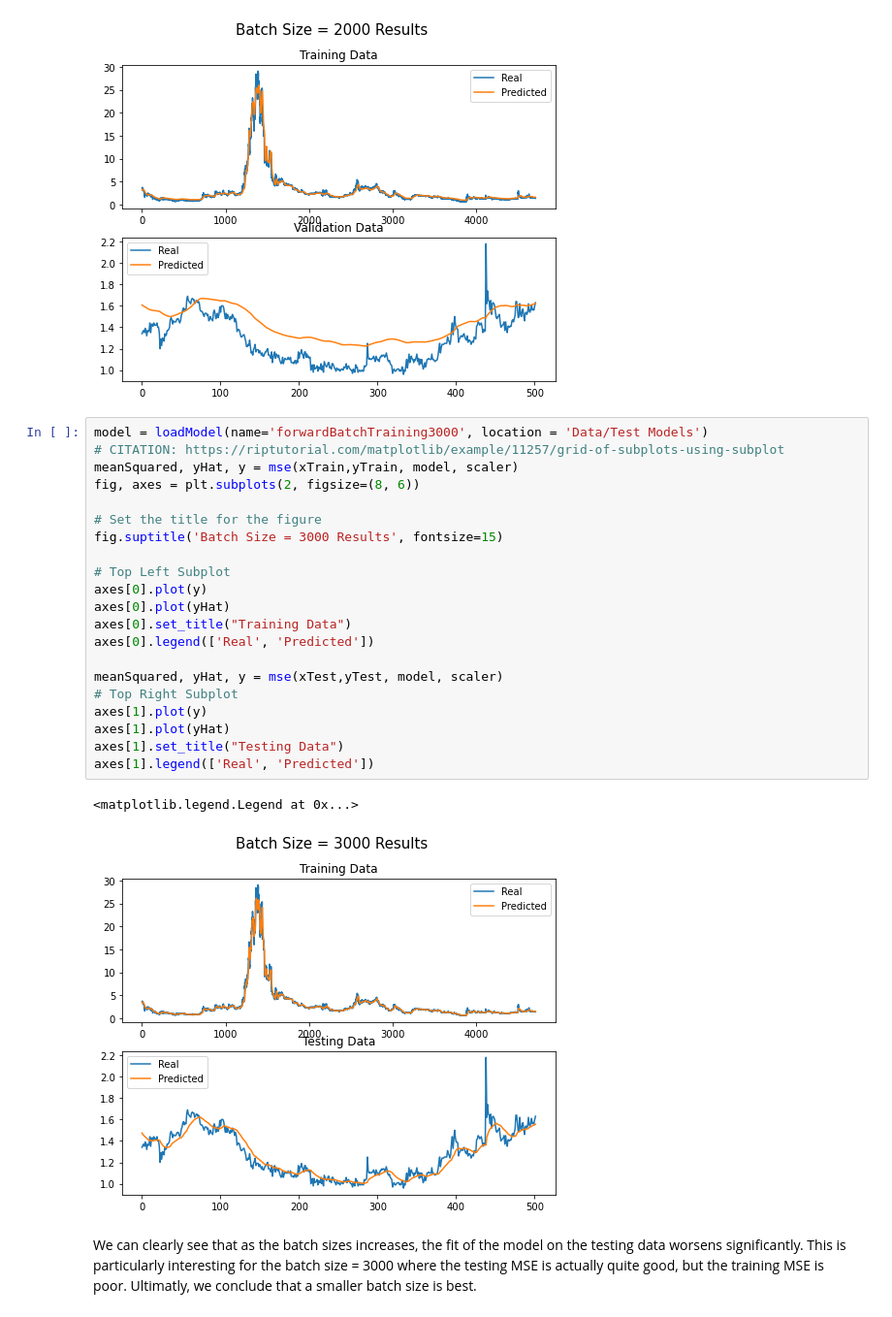
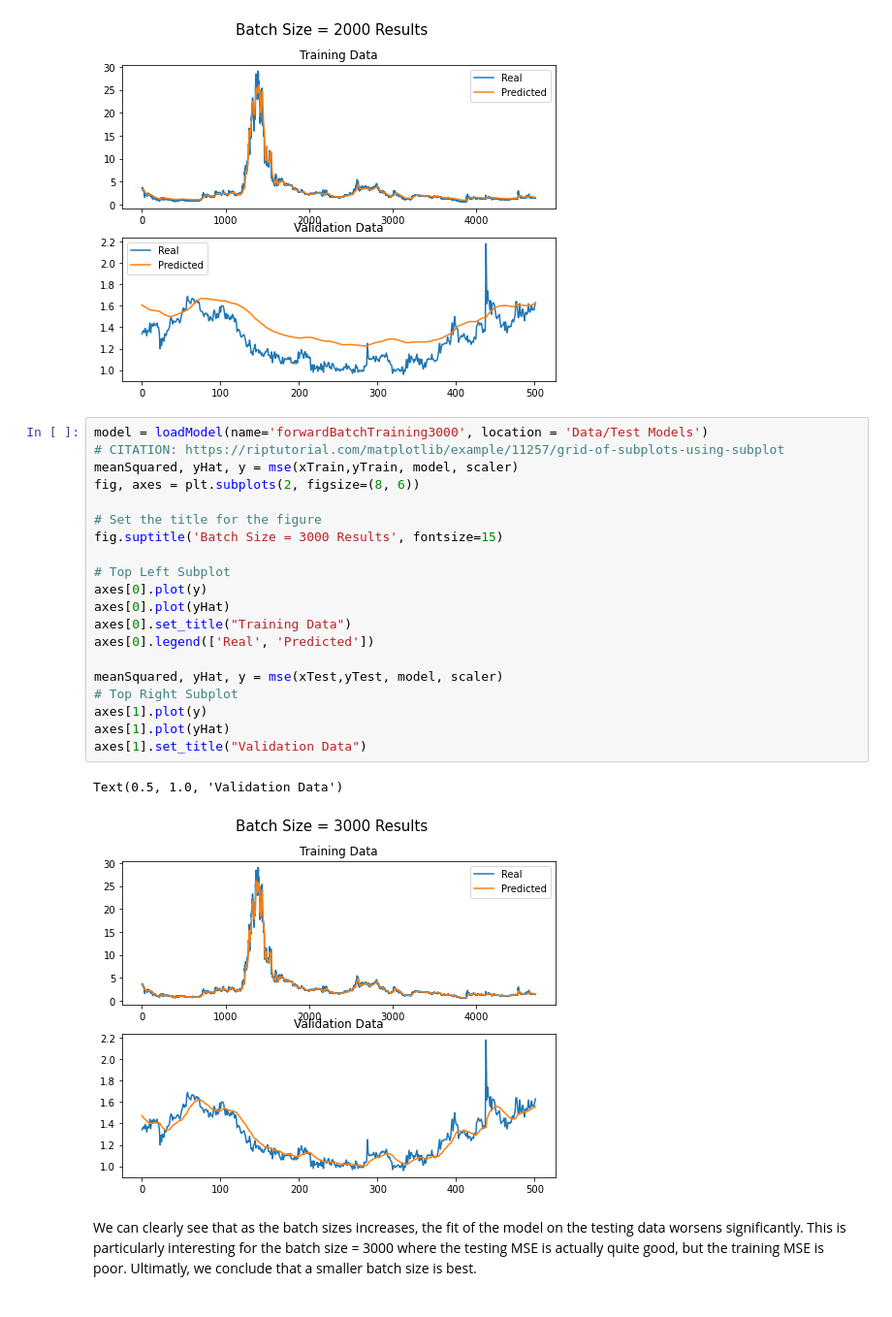
Before and after one commit to avickars/Deep-Learning-Stock-Trading-Model, a Jupyter notebook: neauralNetwork.ipynb, the cells around one changed output. Shown at 97% size. Saved outputs shown, nothing was run; the diff lists cells and outputs as text.

```diff
--- a/neauralNetwork.ipynb
+++ b/neauralNetwork.ipynb
@@ -126,27 +127,26 @@ axes[1].legend(['Real', 'Predicted'])
 # %%
 model = loadModel(name='forwardBatchTraining3000', location = 'Data/Test Models')
 # CITATION: https://riptutorial.com/matplotlib/example/11257/grid-of-subplots-using-subplot
 meanSquared, yHat, y = mse(xTrain,yTrain, model, scaler)
 fig, axes = plt.subplots(2, figsize=(8, 6))
 
 # Set the title for the figure
 fig.suptitle('Batch Size = 3000 Results', fontsize=15)
 
 # Top Left Subplot
 axes[0].plot(y)
 axes[0].plot(yHat)
 axes[0].set_title("Training Data")
 axes[0].legend(['Real', 'Predicted'])
 
 meanSquared, yHat, y = mse(xTest,yTest, model, scaler)
 # Top Right Subplot
 axes[1].plot(y)
 axes[1].plot(yHat)
-axes[1].set_title("Testing Data")
-axes[1].legend(['Real', 'Predicted'])
+axes[1].set_title("Validation Data")
 # %% [output]
-<matplotlib.legend.Legend at 0x...>
+Text(0.5, 1.0, 'Validation Data')
-[figure, old version]
+[figure, new version]
 # %% [markdown]
 We can clearly see that as the batch sizes increases, the fit of the model on the testing data worsens significantly.  This is particularly interesting for the batch size = 3000 where the testing MSE is actually quite good, but the training MSE is poor.  Ultimatly, we conclude that a smaller batch size is best.
 # %% [markdown]
```
Also changed, not shown: parts of 1 cell of this notebook, 5 other files.
